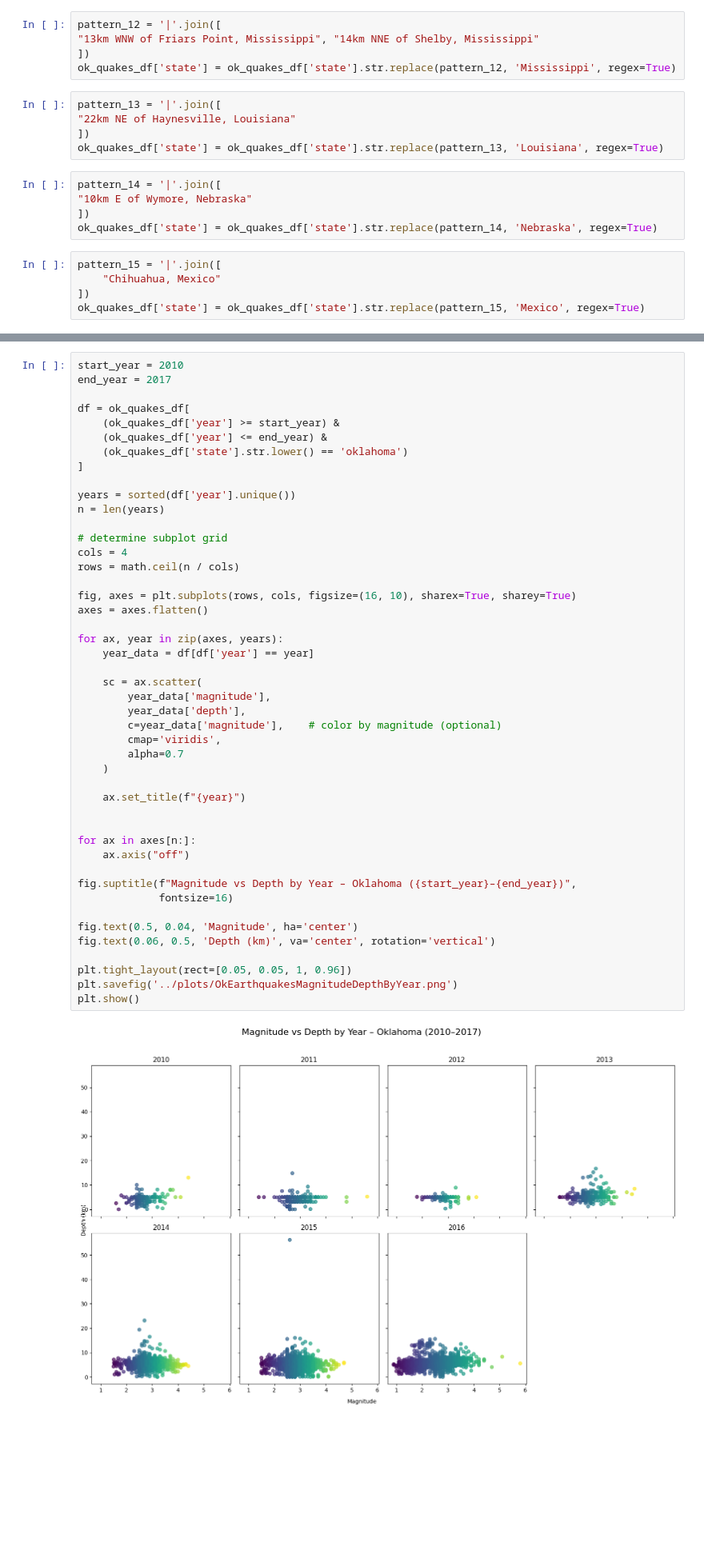
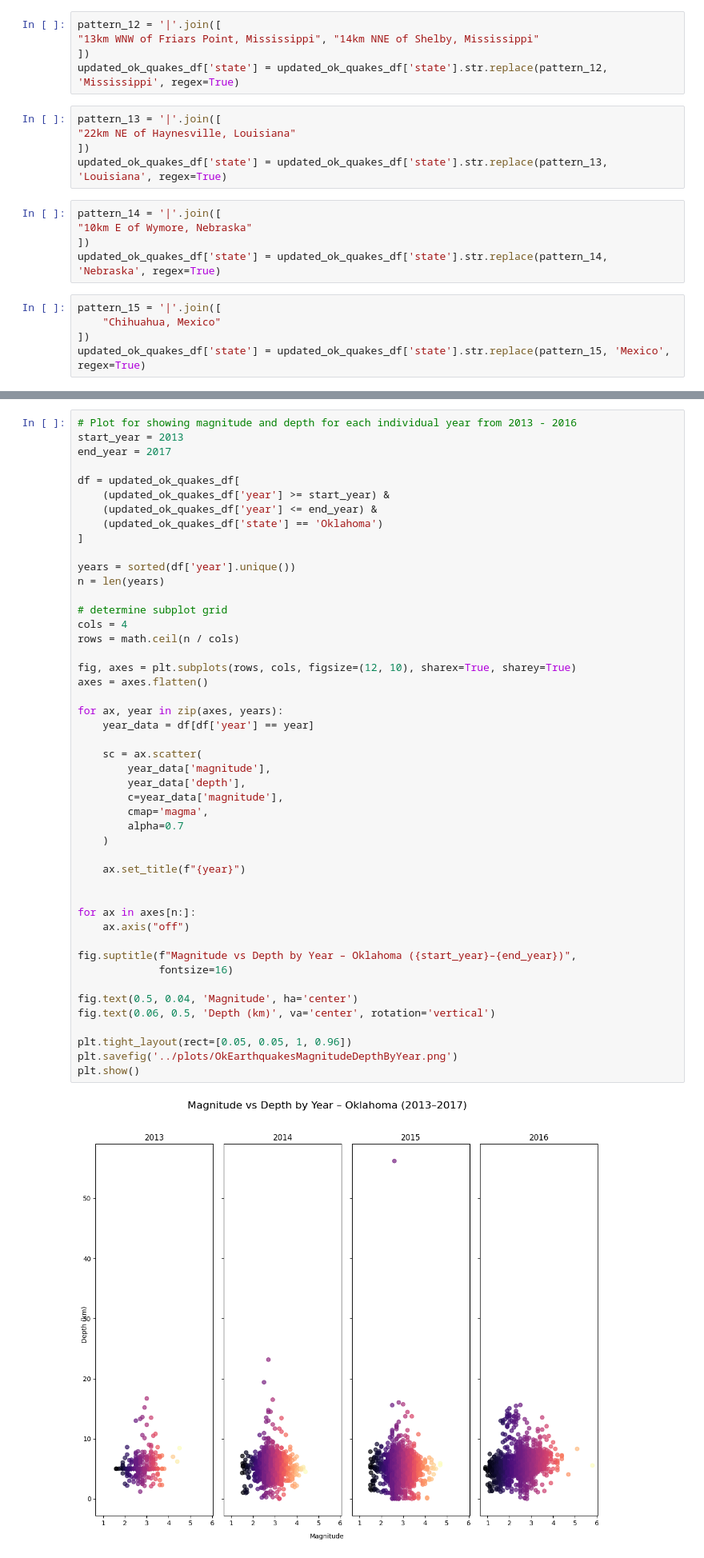
Before and after one commit to JulieGambill/Wastewater_And_Seismic_Activity, a Jupyter notebook: notebooks/Ok_Region_Earthquakes.ipynb, the cells around one changed output, grey strips where cells are left out. Shown at 80% size. Drawn from its saved outputs; the diff is of its cells as text; blank space fills up the shorter version.

Commit message:
Updates to visuals and funciton 1

```diff
--- a/notebooks/Ok_Region_Earthquakes.ipynb
+++ b/notebooks/Ok_Region_Earthquakes.ipynb
@@ -3438,20 +3454,20 @@ ok_quakes_df['state'] = ok_quakes_df['state'].str.replace(pattern_11, 'New Mexic
 pattern_12 = '|'.join([
 "13km WNW of Friars Point, Mississippi", "14km NNE of Shelby, Mississippi"
 ])
-ok_quakes_df['state'] = ok_quakes_df['state'].str.replace(pattern_12, 'Mississippi', regex=True)
+updated_ok_quakes_df['state'] = updated_ok_quakes_df['state'].str.replace(pattern_12, 'Mississippi', regex=True)
 # %%
 pattern_13 = '|'.join([
 "22km NE of Haynesville, Louisiana"
 ])
-ok_quakes_df['state'] = ok_quakes_df['state'].str.replace(pattern_13, 'Louisiana', regex=True)
+updated_ok_quakes_df['state'] = updated_ok_quakes_df['state'].str.replace(pattern_13, 'Louisiana', regex=True)
 # %%
 pattern_14 = '|'.join([
 "10km E of Wymore, Nebraska"
 ])
-ok_quakes_df['state'] = ok_quakes_df['state'].str.replace(pattern_14, 'Nebraska', regex=True)
+updated_ok_quakes_df['state'] = updated_ok_quakes_df['state'].str.replace(pattern_14, 'Nebraska', regex=True)
 # %%
 pattern_15 = '|'.join([
     "Chihuahua, Mexico"
 ])
-ok_quakes_df['state'] = ok_quakes_df['state'].str.replace(pattern_15, 'Mexico', regex=True)
+updated_ok_quakes_df['state'] = updated_ok_quakes_df['state'].str.replace(pattern_15, 'Mexico', regex=True)
 # %%
@@ -3535,11 +3561,12 @@ plt.show()
 # %%
-start_year = 2010
+# Plot for showing magnitude and depth for each individual year from 2013 - 2016
+start_year = 2013
 end_year = 2017
 
-df = ok_quakes_df[
-    (ok_quakes_df['year'] >= start_year) &
-    (ok_quakes_df['year'] <= end_year) &
-    (ok_quakes_df['state'].str.lower() == 'oklahoma')
+df = updated_ok_quakes_df[
+    (updated_ok_quakes_df['year'] >= start_year) &
+    (updated_ok_quakes_df['year'] <= end_year) &
+    (updated_ok_quakes_df['state'] == 'Oklahoma')
 ]
 
 years = sorted(df['year'].unique())
@@ -3549,34 +3576,34 @@ n = len(years)
 cols = 4
 rows = math.ceil(n / cols)
 
-fig, axes = plt.subplots(rows, cols, figsize=(16, 10), sharex=True, sharey=True)
+fig, axes = plt.subplots(rows, cols, figsize=(12, 10), sharex=True, sharey=True)
 axes = axes.flatten()
 
 for ax, year in zip(axes, years):
     year_data = df[df['year'] == year]
 
     sc = ax.scatter(
         year_data['magnitude'],
         year_data['depth'],
-        c=year_data['magnitude'],    # color by magnitude (optional)
-        cmap='viridis',
+        c=year_data['magnitude'],
+        cmap='magma',
         alpha=0.7
     )
 
     ax.set_title(f"{year}")
 
 
 for ax in axes[n:]:
     ax.axis("off")
 
 fig.suptitle(f"Magnitude vs Depth by Year – Oklahoma ({start_year}–{end_year})",
              fontsize=16)
 
 fig.text(0.5, 0.04, 'Magnitude', ha='center')
 fig.text(0.06, 0.5, 'Depth (km)', va='center', rotation='vertical')
 
 plt.tight_layout(rect=[0.05, 0.05, 1, 0.96])
 plt.savefig('../plots/OkEarthquakesMagnitudeDepthByYear.png')
 plt.show()
 # %% [output]
-[figure, old version]
+[figure, new version]
```
Also changed, not shown: parts of 41 cells of this notebook, 3 other files.
